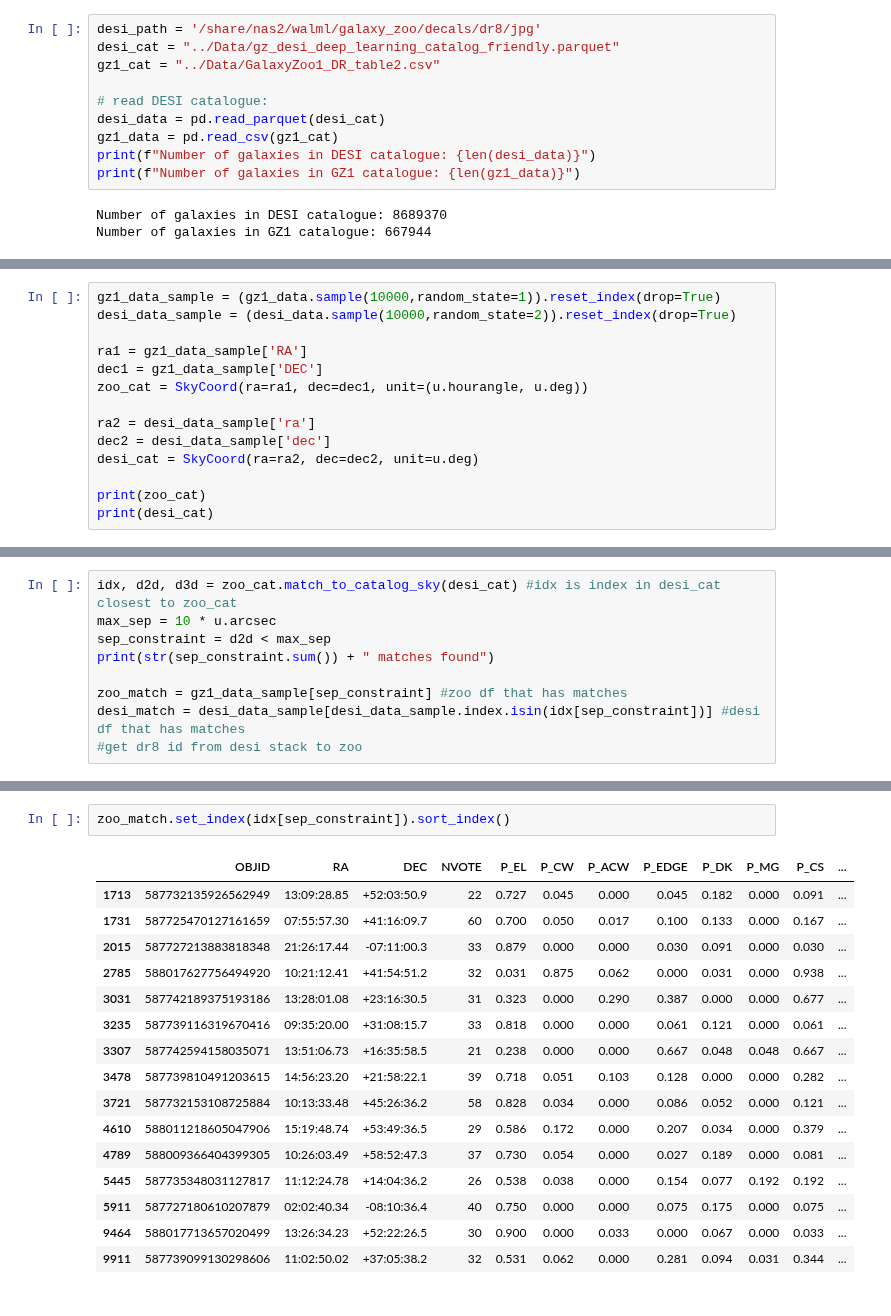
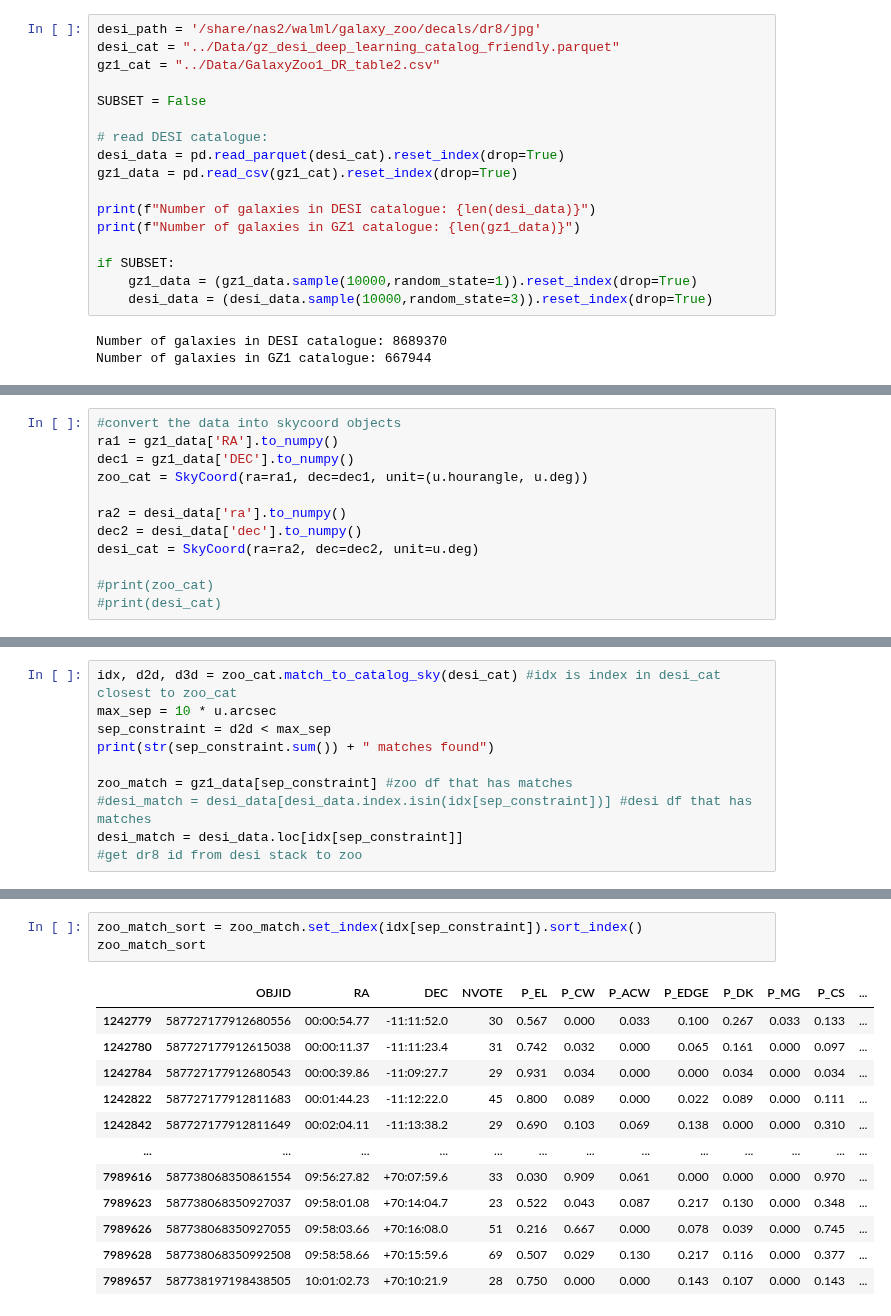
Before and after one commit to neil-power/mphys-galaxy, a Jupyter notebook: Code/dataset_manipulation.ipynb, the cells around one changed output, grey strips where cells are left out. Saved outputs shown, nothing was run; the diff lists cells and outputs as text.

```diff
--- a/Code/dataset_manipulation.ipynb
+++ b/Code/dataset_manipulation.ipynb
@@ -10,11 +16,18 @@ desi_path = '/share/nas2/walml/galaxy_zoo/decals/dr8/jpg'
 desi_cat = "../Data/gz_desi_deep_learning_catalog_friendly.parquet"
 gz1_cat = "../Data/GalaxyZoo1_DR_table2.csv"
 
+SUBSET = False
+
 # read DESI catalogue:
-desi_data = pd.read_parquet(desi_cat)
-gz1_data = pd.read_csv(gz1_cat)
+desi_data = pd.read_parquet(desi_cat).reset_index(drop=True)
+gz1_data = pd.read_csv(gz1_cat).reset_index(drop=True)
+
 print(f"Number of galaxies in DESI catalogue: {len(desi_data)}")
 print(f"Number of galaxies in GZ1 catalogue: {len(gz1_data)}")
+
+if SUBSET:
+    gz1_data = (gz1_data.sample(10000,random_state=1)).reset_index(drop=True)
+    desi_data = (desi_data.sample(10000,random_state=3)).reset_index(drop=True)
 # %% [output]
 Number of galaxies in DESI catalogue: 8689370
 Number of galaxies in GZ1 catalogue: 667944
@@ -78,14 +64,12 @@ desi_data.head(5)
 # %%
-gz1_data_sample = (gz1_data.sample(10000,random_state=1)).reset_index(drop=True)
-desi_data_sample = (desi_data.sample(10000,random_state=2)).reset_index(drop=True)
-
-ra1 = gz1_data_sample['RA']
-dec1 = gz1_data_sample['DEC']
+#convert the data into skycoord objects
+ra1 = gz1_data['RA'].to_numpy()
+dec1 = gz1_data['DEC'].to_numpy()
 zoo_cat = SkyCoord(ra=ra1, dec=dec1, unit=(u.hourangle, u.deg))
 
-ra2 = desi_data_sample['ra']
-dec2 = desi_data_sample['dec']
+ra2 = desi_data['ra'].to_numpy()
+dec2 = desi_data['dec'].to_numpy()
 desi_cat = SkyCoord(ra=ra2, dec=dec2, unit=u.deg)
 
-print(zoo_cat)
-print(desi_cat)
+#print(zoo_cat)
+#print(desi_cat)
@@ -104,7 +79,8 @@ max_sep = 10 * u.arcsec
 sep_constraint = d2d < max_sep
 print(str(sep_constraint.sum()) + " matches found")
 
-zoo_match = gz1_data_sample[sep_constraint] #zoo df that has matches
-desi_match = desi_data_sample[desi_data_sample.index.isin(idx[sep_constraint])] #desi df that has matches
+zoo_match = gz1_data[sep_constraint] #zoo df that has matches
+#desi_match = desi_data[desi_data.index.isin(idx[sep_constraint])] #desi df that has matches
+desi_match = desi_data.loc[idx[sep_constraint]]
 #get dr8 id from desi stack to zoo
 # %% [output]
@@ -112,19 +105,16 @@ desi_match = desi_data_sample[desi_data_sample.index.isin(idx[sep_constraint])]
 # %%
-zoo_match.set_index(idx[sep_constraint]).sort_index()
+zoo_match_sort = zoo_match.set_index(idx[sep_constraint]).sort_index()
+zoo_match_sort
 # %% [output]
 |  | OBJID | RA | DEC | NVOTE | P_EL | P_CW | P_ACW | P_EDGE | P_DK | P_MG | P_CS | ... |
-| 1713 | 587732135926562949 | 13:09:28.85 | +52:03:50.9 | 22 | 0.727 | 0.045 | 0.000 | 0.045 | 0.182 | 0.000 | 0.091 | ... |
-| 1731 | 587725470127161659 | 07:55:57.30 | +41:16:09.7 | 60 | 0.700 | 0.050 | 0.017 | 0.100 | 0.133 | 0.000 | 0.167 | ... |
-| 2015 | 587727213883818348 | 21:26:17.44 | -07:11:00.3 | 33 | 0.879 | 0.000 | 0.000 | 0.030 | 0.091 | 0.000 | 0.030 | ... |
-| 2785 | 588017627756494920 | 10:21:12.41 | +41:54:51.2 | 32 | 0.031 | 0.875 | 0.062 | 0.000 | 0.031 | 0.000 | 0.938 | ... |
-| 3031 | 587742189375193186 | 13:28:01.08 | +23:16:30.5 | 31 | 0.323 | 0.000 | 0.290 | 0.387 | 0.000 | 0.000 | 0.677 | ... |
-| 3235 | 587739116319670416 | 09:35:20.00 | +31:08:15.7 | 33 | 0.818 | 0.000 | 0.000 | 0.061 | 0.121 | 0.000 | 0.061 | ... |
-| 3307 | 587742594158035071 | 13:51:06.73 | +16:35:58.5 | 21 | 0.238 | 0.000 | 0.000 | 0.667 | 0.048 | 0.048 | 0.667 | ... |
-| 3478 | 587739810491203615 | 14:56:23.20 | +21:58:22.1 | 39 | 0.718 | 0.051 | 0.103 | 0.128 | 0.000 | 0.000 | 0.282 | ... |
-| 3721 | 587732153108725884 | 10:13:33.48 | +45:26:36.2 | 58 | 0.828 | 0.034 | 0.000 | 0.086 | 0.052 | 0.000 | 0.121 | ... |
-| 4610 | 588011218605047906 | 15:19:48.74 | +53:49:36.5 | 29 | 0.586 | 0.172 | 0.000 | 0.207 | 0.034 | 0.000 | 0.379 | ... |
-| 4789 | 588009366404399305 | 10:26:03.49 | +58:52:47.3 | 37 | 0.730 | 0.054 | 0.000 | 0.027 | 0.189 | 0.000 | 0.081 | ... |
-| 5445 | 587735348031127817 | 11:12:24.78 | +14:04:36.2 | 26 | 0.538 | 0.038 | 0.000 | 0.154 | 0.077 | 0.192 | 0.192 | ... |
-| 5911 | 587727180610207879 | 02:02:40.34 | -08:10:36.4 | 40 | 0.750 | 0.000 | 0.000 | 0.075 | 0.175 | 0.000 | 0.075 | ... |
-| 9464 | 588017713657020499 | 13:26:34.23 | +52:22:26.5 | 30 | 0.900 | 0.000 | 0.033 | 0.000 | 0.067 | 0.000 | 0.033 | ... |
-| 9911 | 587739099130298606 | 11:02:50.02 | +37:05:38.2 | 32 | 0.531 | 0.062 | 0.000 | 0.281 | 0.094 | 0.031 | 0.344 | ... |
+| 1242779 | 587727177912680556 | 00:00:54.77 | -11:11:52.0 | 30 | 0.567 | 0.000 | 0.033 | 0.100 | 0.267 | 0.033 | 0.133 | ... |
+| 1242780 | 587727177912615038 | 00:00:11.37 | -11:11:23.4 | 31 | 0.742 | 0.032 | 0.000 | 0.065 | 0.161 | 0.000 | 0.097 | ... |
+| 1242784 | 587727177912680543 | 00:00:39.86 | -11:09:27.7 | 29 | 0.931 | 0.034 | 0.000 | 0.000 | 0.034 | 0.000 | 0.034 | ... |
+| 1242822 | 587727177912811683 | 00:01:44.23 | -11:12:22.0 | 45 | 0.800 | 0.089 | 0.000 | 0.022 | 0.089 | 0.000 | 0.111 | ... |
+| 1242842 | 587727177912811649 | 00:02:04.11 | -11:13:38.2 | 29 | 0.690 | 0.103 | 0.069 | 0.138 | 0.000 | 0.000 | 0.310 | ... |
+| ... | ... | ... | ... | ... | ... | ... | ... | ... | ... | ... | ... | ... |
+| 7989616 | 587738068350861554 | 09:56:27.82 | +70:07:59.6 | 33 | 0.030 | 0.909 | 0.061 | 0.000 | 0.000 | 0.000 | 0.970 | ... |
+| 7989623 | 587738068350927037 | 09:58:01.08 | +70:14:04.7 | 23 | 0.522 | 0.043 | 0.087 | 0.217 | 0.130 | 0.000 | 0.348 | ... |
+| 7989626 | 587738068350927055 | 09:58:03.66 | +70:16:08.0 | 51 | 0.216 | 0.667 | 0.000 | 0.078 | 0.039 | 0.000 | 0.745 | ... |
+| 7989628 | 587738068350992508 | 09:58:58.66 | +70:15:59.6 | 69 | 0.507 | 0.029 | 0.130 | 0.217 | 0.116 | 0.000 | 0.377 | ... |
+| 7989657 | 587738197198438505 | 10:01:02.73 | +70:10:21.9 | 28 | 0.750 | 0.000 | 0.000 | 0.143 | 0.107 | 0.000 | 0.143 | ... |
```
Also changed, not shown: parts of 13 cells of this notebook, 1 other file.
